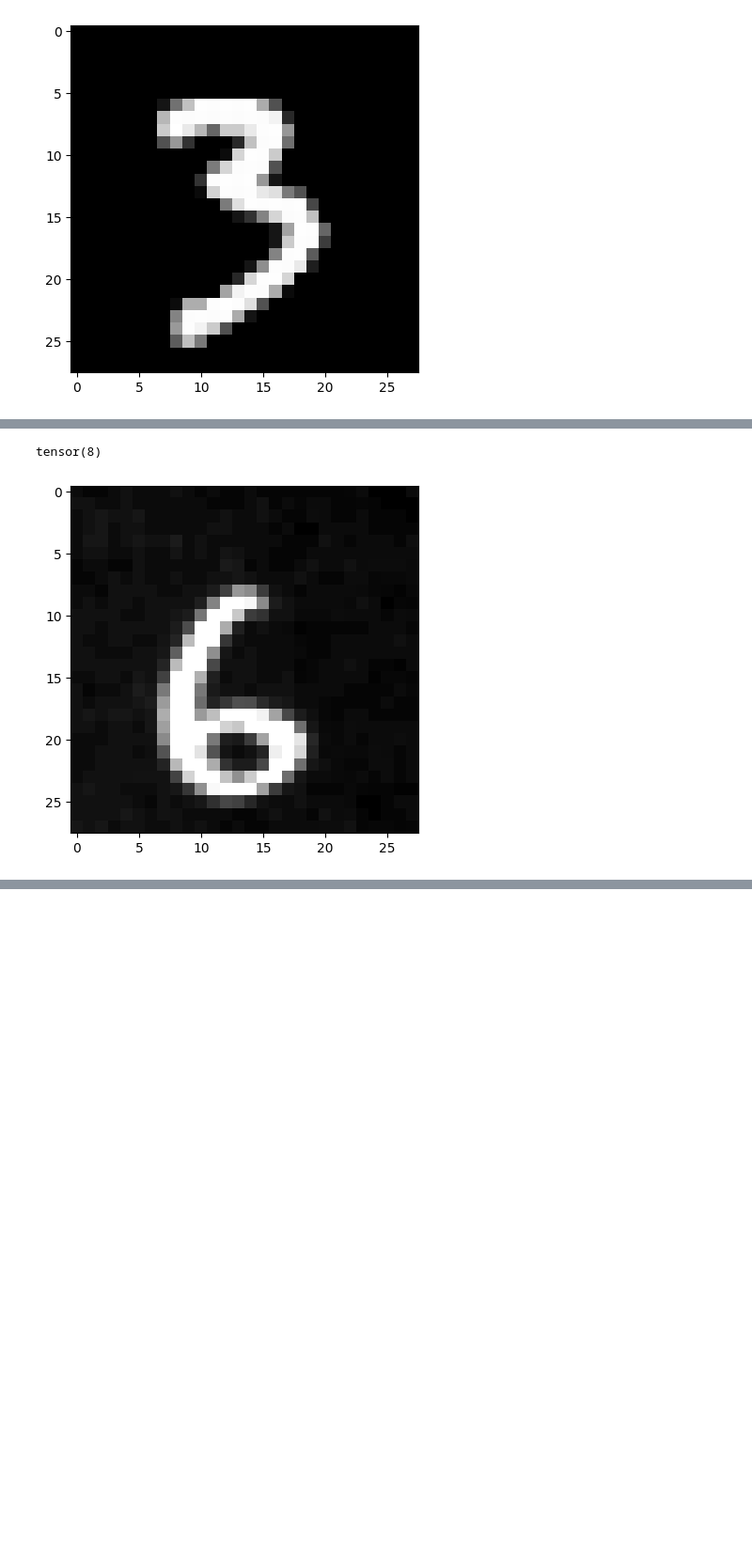
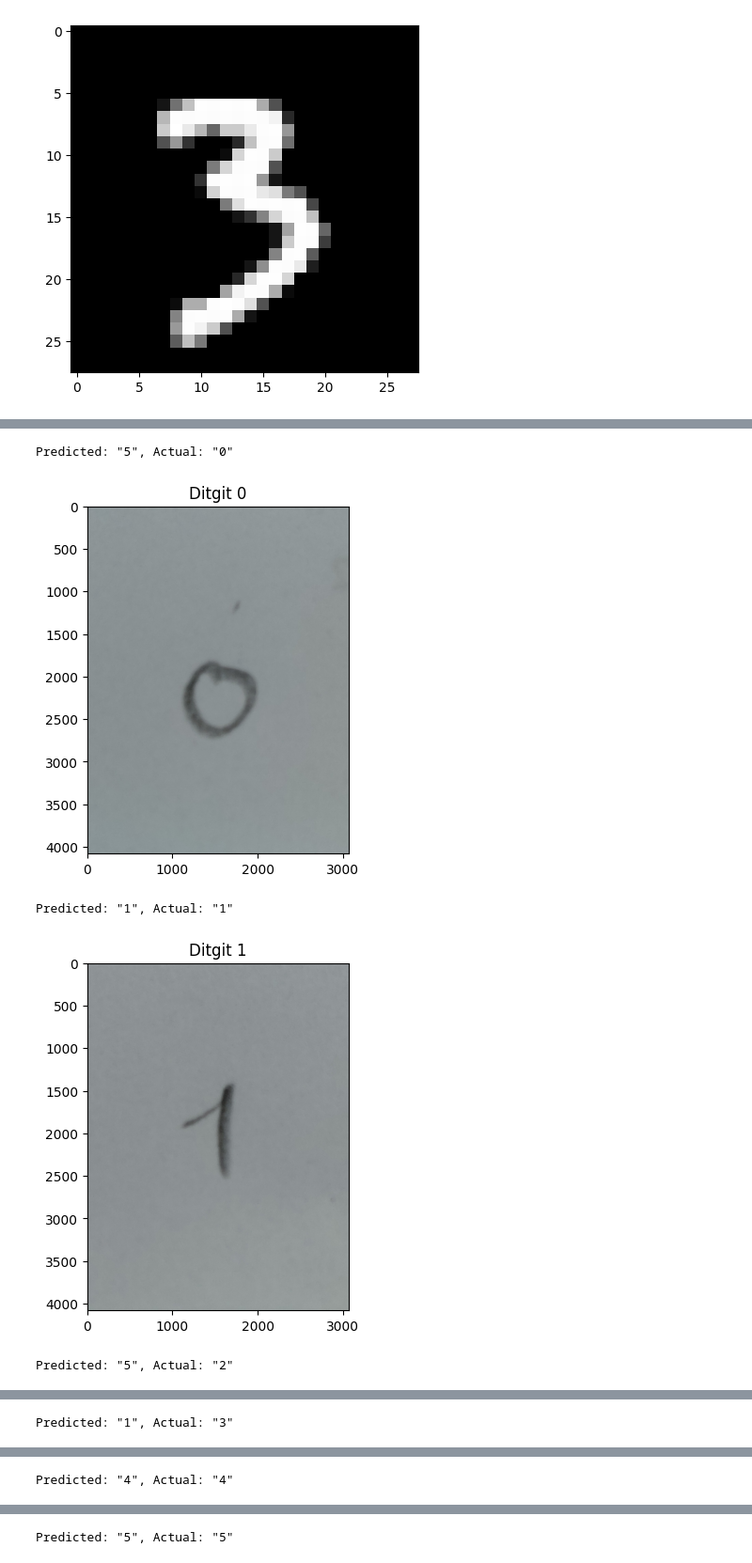
Before and after one commit to iyqht/simple-neural-network, a Jupyter notebook: neural_network.ipynb, the cells around one changed output, grey strips where cells are left out. Shown at 94% size. Drawn from its saved outputs; the diff is of its cells as text; code cells hidden in the pictures; blank space fills up the shorter version.

```diff
--- a/neural_network.ipynb
+++ b/neural_network.ipynb
@@ -92,6 +60,7 @@ for i in range(epochs):
   trn_corr = 0
   tst_corr = 0
   for b,(X_train, y_train) in enumerate(train_loader):
+    b += 1
     y_pred = model(X_train)
     loss = criterion(y_pred, y_train)
 
@@ -102,6 +71,9 @@ for i in range(epochs):
     optimizer.zero_grad()
     loss.backward()
     optimizer.step()
+
+    if b%800 == 0:
+      print(f'epoch: {i}  loss: {loss.item()}  accuracy: {trn_corr.item()*100/(10*b)}%')
 
   train_losses.append(loss.item())
   train_correct.append(trn_corr)
@@ -180,25 +201,45 @@ Predicted: "3", Actual: "3"
 # %%
 from PIL import Image
-
-image = Image.open('/content/drive/MyDrive/Upload/digit/6.jpg')
 
 transform = transforms.Compose([
     transforms.CenterCrop(38*38),
     transforms.Resize((28, 28)),
     transforms.ToTensor(),
     transforms.Grayscale(num_output_channels=1),
 ])
 
-img_tensor = transform(image)
-img_tensor = transforms.functional.invert(img_tensor)
-img_tensor = transforms.functional.adjust_contrast(img_tensor, 1.5)
-img_tensor = transforms.functional.adjust_brightness(img_tensor, 1.5)
+classes = [str(i) for i in range(10)]
+correct = 0
+incorrect = 0
 
-with torch.no_grad():
-  pred = my_model(img_tensor)
+for i in range(10):
+  image = Image.open('/content/digit/' + str(i) + '.jpg')
 
-  print(pred.argmax())
-  plt.imshow(img_tensor.squeeze(), cmap='gray')
+  img_tensor = transform(image)
+  img_tensor = transforms.functional.invert(img_tensor)
+  img_tensor = transforms.functional.adjust_contrast(img_tensor, 1.5)
+  img_tensor = transforms.functional.adjust_brightness(img_tensor, 1.5)
+
+  with torch.no_grad():
+    pred = my_model(img_tensor)
+
+    predicted, actual = classes[pred[0].argmax(0)], classes[i]
+    print(f'Predicted: "{predicted}", Actual: "{actual}"')
+    if (predicted == actual):
+      correct += 1
+    else:
+      incorrect += 1
+
+    plt.title("Ditgit " + str(i))
+    plt.imshow(image)
+    plt.show()
+    print('\n')
+
+print(f"Correct: {correct}")
+print(f"Incorrect: {incorrect}")
 # %% [output]
-tensor(8)
+Predicted: "5", Actual: "0"
-[figure, old version]
+[figure, new version]
+Predicted: "1", Actual: "1"
+[figure, added]
+Predicted: "5", Actual: "2"
@@ -204,0 +247 @@ tensor(8)
+Predicted: "1", Actual: "3"
@@ -204,0 +249 @@ tensor(8)
+Predicted: "4", Actual: "4"
@@ -204,0 +251 @@ tensor(8)
+Predicted: "5", Actual: "5"
```
Also changed, not shown: parts of 8 cells of this notebook.
